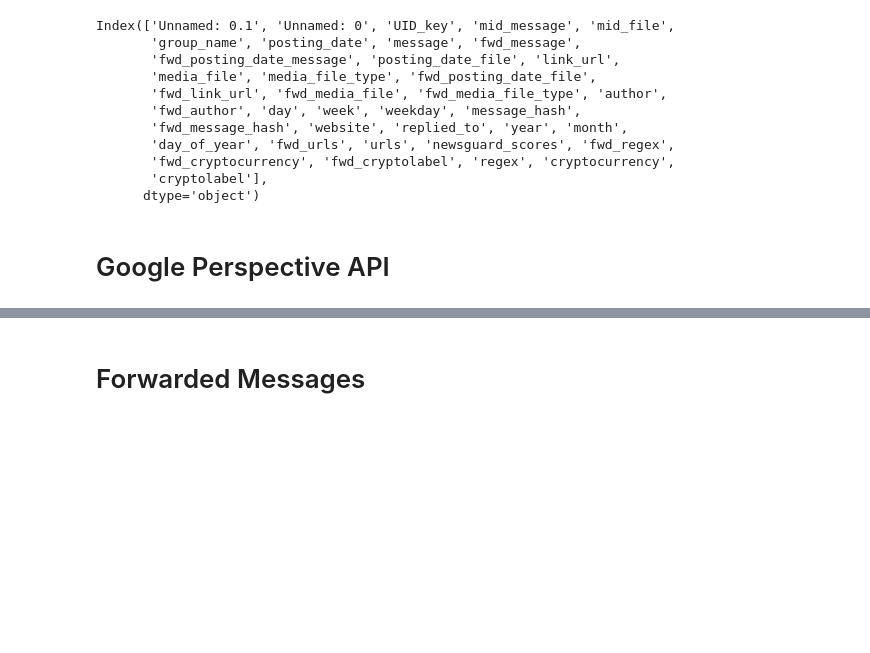
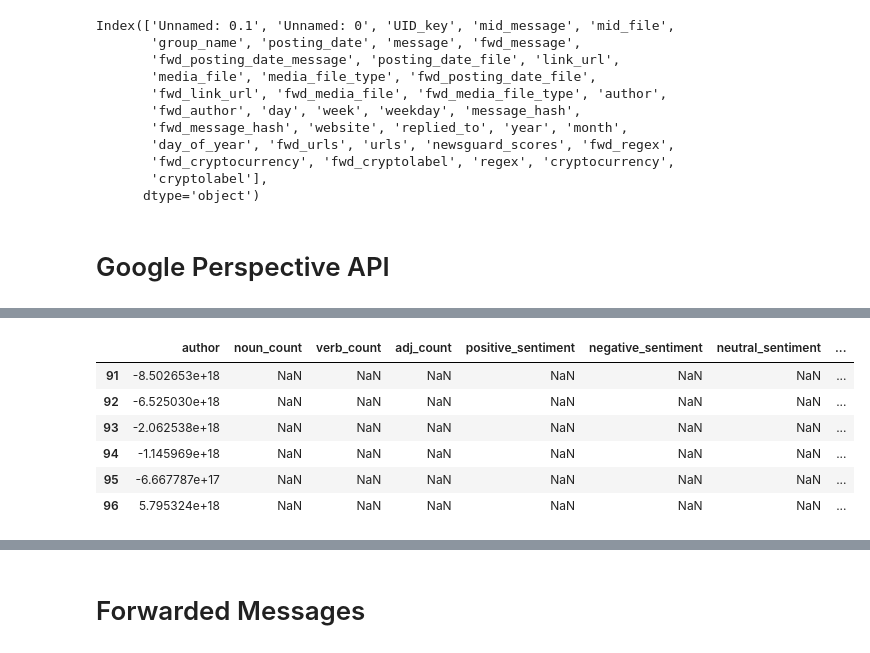
Before and after one commit to krugeremily/DAEGC_Conspiratorial_Actor_Typology, a Jupyter notebook: notebooks/Building Code for Scripts.ipynb, the cells around one changed output, grey strips where cells are left out. Drawn from its saved outputs; the diff is of its cells as text; code cells hidden in the pictures; blank space fills up the shorter version.

Commit message:
fixed toxicity + created jan2021 subset

```diff
--- a/notebooks/Building Code for Scripts.ipynb
+++ b/notebooks/Building Code for Scripts.ipynb
@@ -796,0 +826,4 @@ Index(['Unnamed: 0.1', 'Unnamed: 0', 'UID_key', 'mid_message', 'mid_file',
+# %%
+df = pd.read_csv('../results/post-aggregation/author_200.csv.gzip', compression = 'gzip')
+df['final_message_string'] = df['final_message_string'].astype(str)
+df['toxicity'] = 0
@@ -858,0 +889,27 @@ for i in tqdm(range(len(sample_df))):
+# %%
+#split df into chunks
+n= 20
+list_df = [df[i:i+n] for i in range(0,len(df),n)]
+
+#iterate over chunks and rows to extract toxicity score
+final_toxic_list = []
+for df in list_df:
+    for i in tqdm(range(len(df))):
+        row = df.iloc[i]
+        if row['toxicity'] == 0:
+            #split message into list of sentences to pass to toxicity detection function
+            tmp = [sent.strip() for sent in re.split(r'[.!?]', row['final_message_string']) if len(sent.split()) > 5]
+
+            if (len(tmp) > 100):
+                tmp = random.sample(tmp, 100)
+            #print(tmp)
+            if (len(tmp) > 1):
+                row['toxicity'] = toxicity_detection(tmp, client)
+            else:
+                print('no sentence')
+        df.at[df.index[i], 'toxicity'] = row['toxicity']
+        print('df.at...', df.at[df.index[i], 'toxicity'])
+    final_toxic_list.append(df)
+
+#concat chunks
+df_after = pd.concat(final_toxic_list)
@@ -858,0 +934,10 @@ for i in tqdm(range(len(sample_df))):
+# %%
+df[df['final_message_string'] == 'nan']
+# %% [output]
+|  | author | noun_count | verb_count | adj_count | positive_sentiment | negative_sentiment | neutral_sentiment | ... |
+| 91 | -8.502653e+18 | NaN | NaN | NaN | NaN | NaN | NaN | ... |
+| 92 | -6.525030e+18 | NaN | NaN | NaN | NaN | NaN | NaN | ... |
+| 93 | -2.062538e+18 | NaN | NaN | NaN | NaN | NaN | NaN | ... |
+| 94 | -1.145969e+18 | NaN | NaN | NaN | NaN | NaN | NaN | ... |
+| 95 | -6.667787e+17 | NaN | NaN | NaN | NaN | NaN | NaN | ... |
+| 96 | 5.795324e+18 | NaN | NaN | NaN | NaN | NaN | NaN | ... |
```
Also changed, not shown: parts of 26 cells of this notebook, 18 other files.
